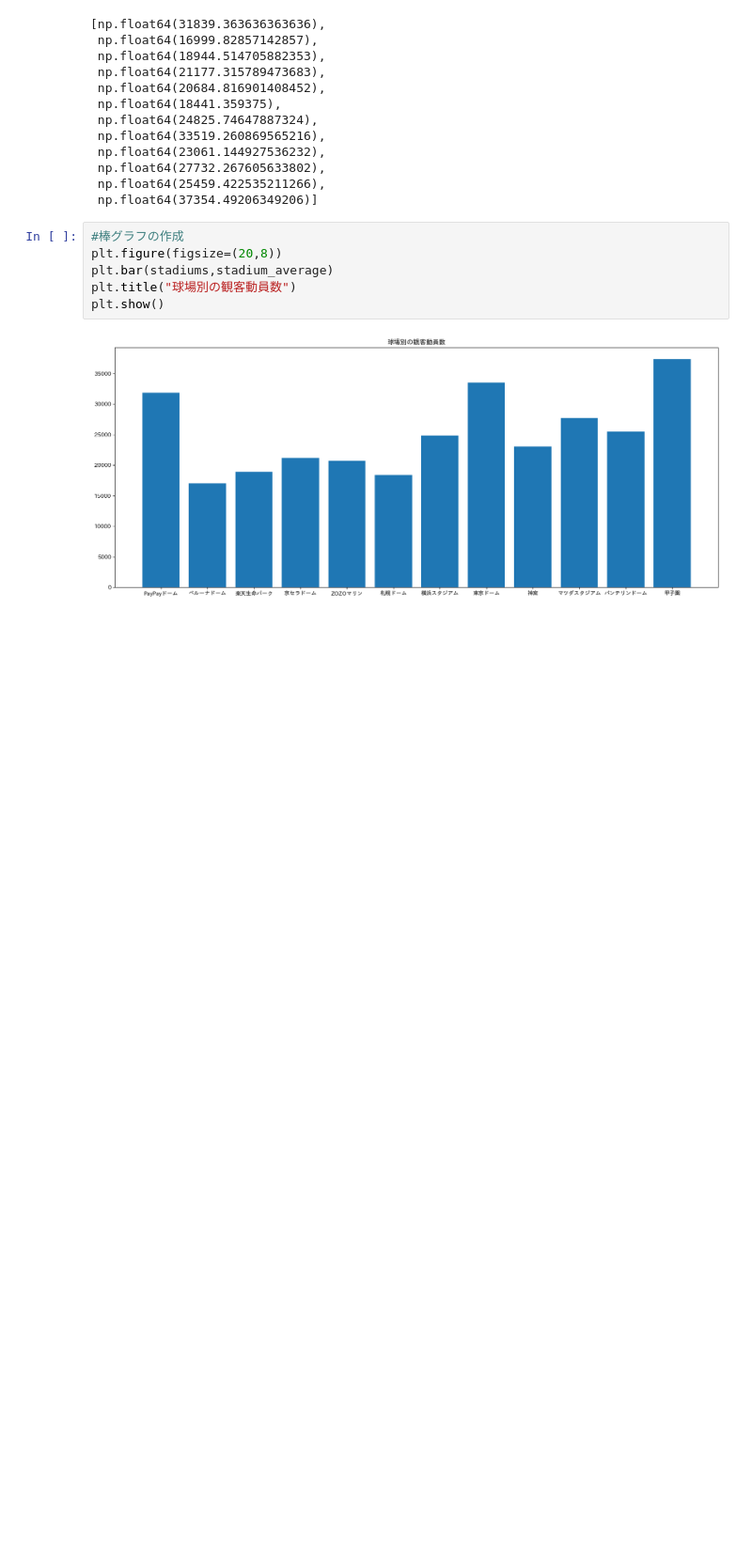
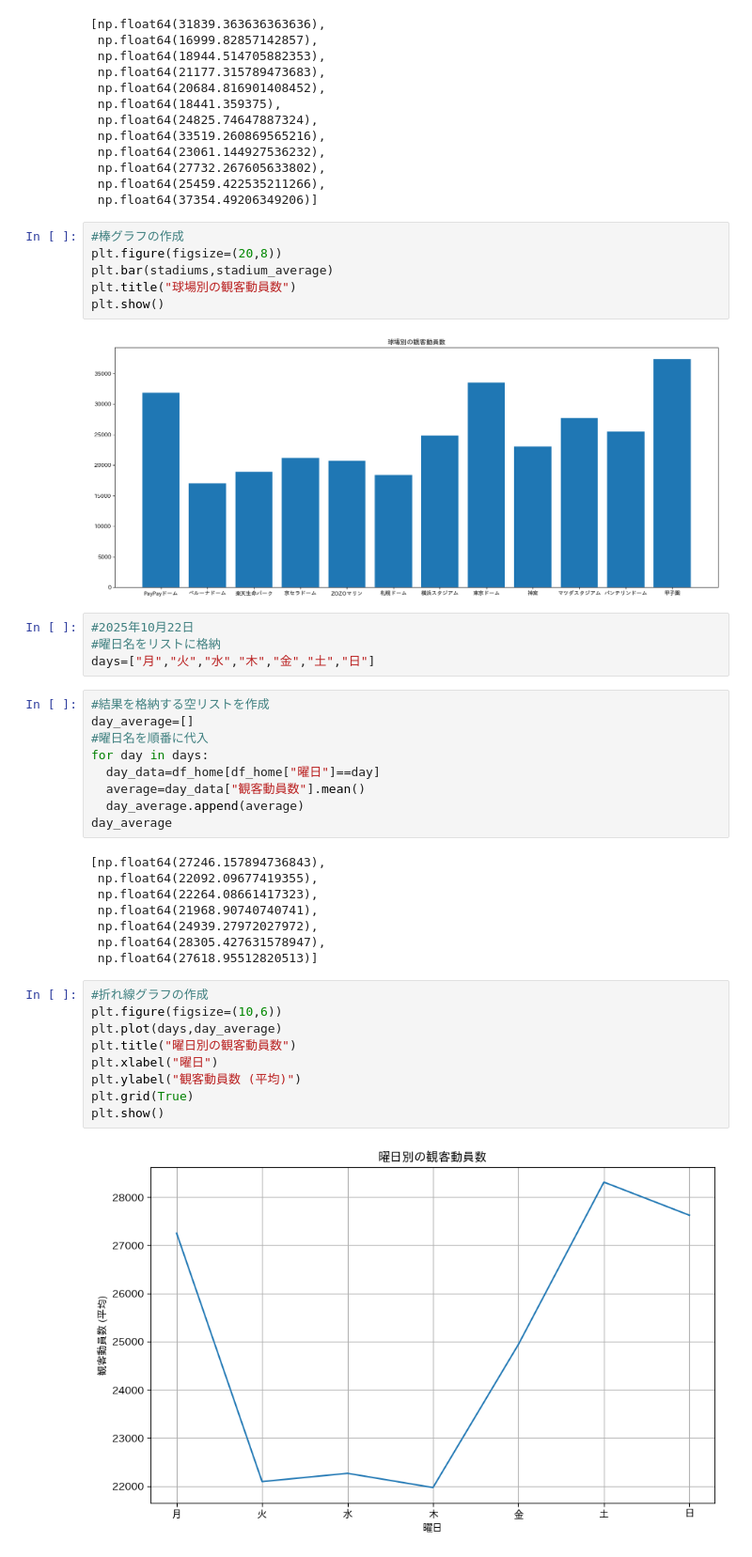
Before and after one commit to hitomitsu50/SportsData_Portfolio, a Jupyter notebook: プロ野球12球団顧客分析.ipynb, the cells around one changed output. Shown: that part at 94% size. Drawn from its saved outputs; the diff is of its cells as text; blank space fills up the shorter version.

```diff
--- a/プロ野球12球団顧客分析.ipynb
+++ b/プロ野球12球団顧客分析.ipynb
@@ -163,3 +163,35 @@ plt.title("球場別の観客動員数")
 plt.show()
 # %% [output]
 [figure]
+# %%
+#2025年10月22日
+#曜日名をリストに格納
+days=["月","火","水","木","金","土","日"]
+# %%
+#結果を格納する空リストを作成
+day_average=[]
+#曜日名を順番に代入
+for day in days:
+  day_data=df_home[df_home["曜日"]==day]
+  average=day_data["観客動員数"].mean()
+  day_average.append(average)
+day_average
+# %% [output]
+[np.float64(27246.157894736843),
+ np.float64(22092.09677419355),
+ np.float64(22264.08661417323),
+ np.float64(21968.90740740741),
+ np.float64(24939.27972027972),
+ np.float64(28305.427631578947),
+ np.float64(27618.95512820513)]
+# %%
+#折れ線グラフの作成
+plt.figure(figsize=(10,6))
+plt.plot(days,day_average)
+plt.title("曜日別の観客動員数")
+plt.xlabel("曜日")
+plt.ylabel("観客動員数 (平均)")
+plt.grid(True)
+plt.show()
+# %% [output]
+[figure, added]
```
Also changed, not shown: parts of 3 cells of this notebook.
